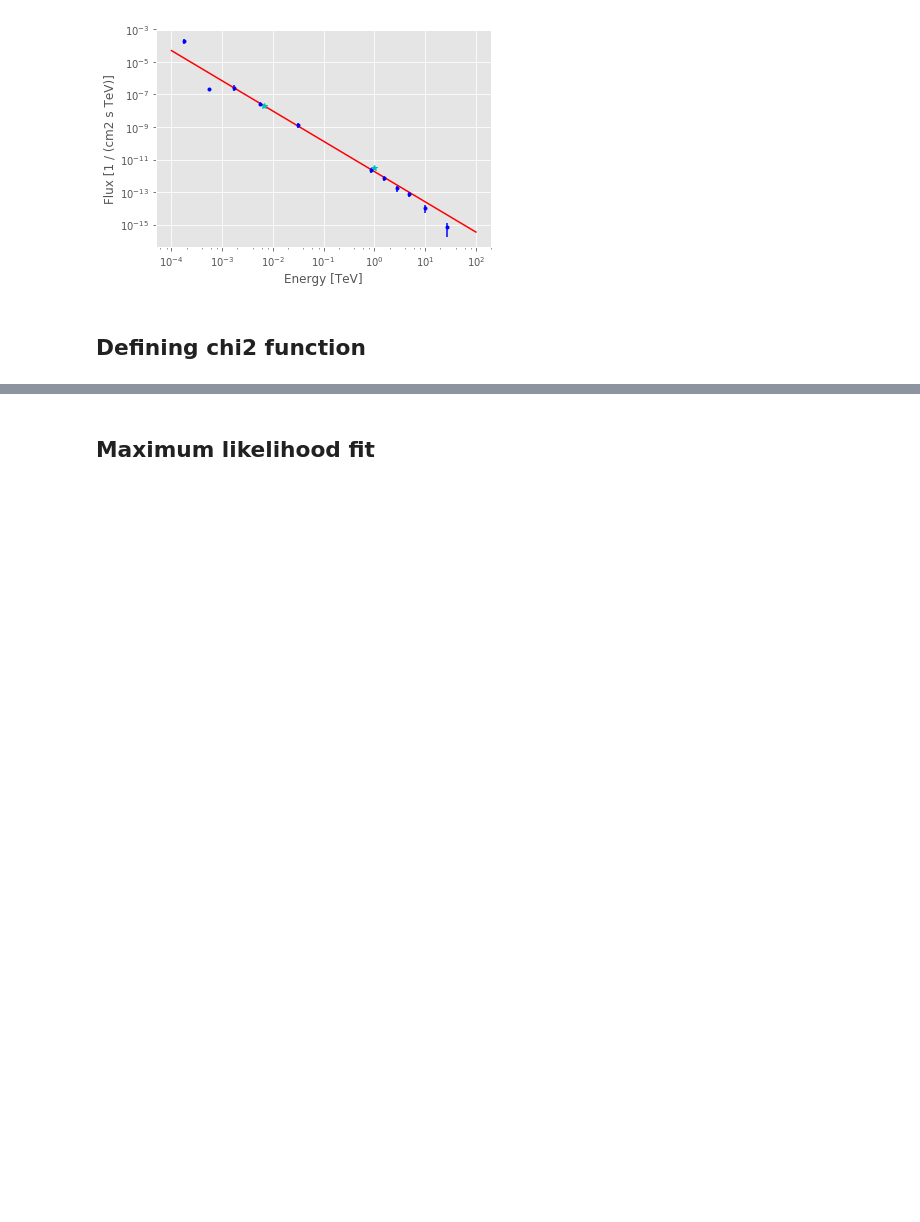
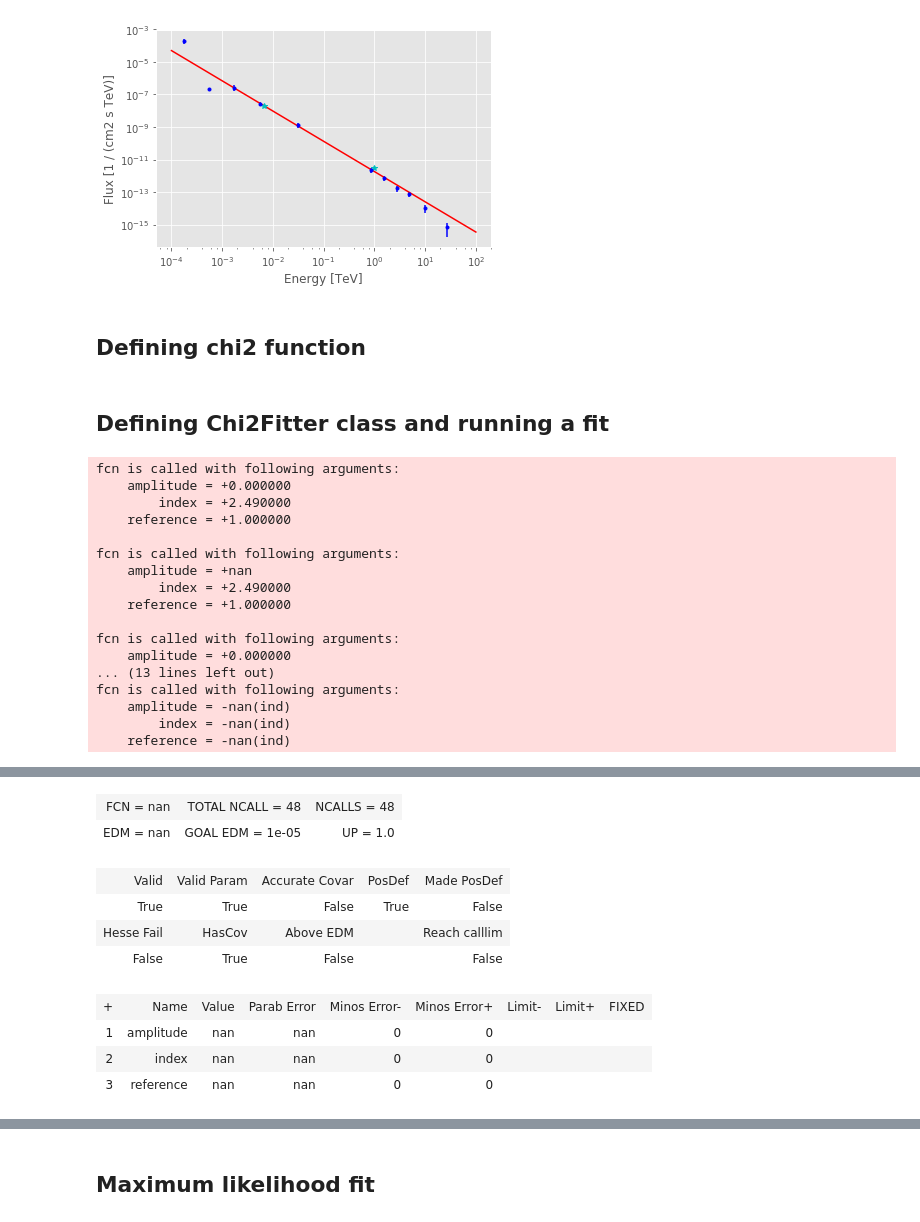
Before and after one commit to vorugantia/scienceresearch11, a Jupyter notebook: notebooks/Analysis/Fermi GammaCat Combined Fit.ipynb, the cells around one changed output, grey strips where cells are left out. Drawn from its saved outputs; the diff is of its cells as text; code cells hidden in the pictures; blank space fills up the shorter version.

```diff
--- a/notebooks/Analysis/Fermi GammaCat Combined Fit.ipynb
+++ b/notebooks/Analysis/Fermi GammaCat Combined Fit.ipynb
@@ -116,7 +117,9 @@ data_combined = vstack([
                     data_g[colnames]
                     ])
 
-data_combined
+flux_points = FluxPoints(data_combined)
+
+flux_points.table
 # %% [output]
 WARNING: MergeConflictWarning: Cannot merge meta key 'SED_TYPE' types <class 'str'> and <class 'str'>, choosing SED_TYPE='dnde' [astropy.utils.metadata]
 <Table length=11>
@@ -169,14 +172,60 @@ plt.errorbar(x=data_combined['e_ref'],
 # %% [markdown]
 ## Defining chi2 function
 # %%
-def chi2(amplitude, index):
+from gammapy.spectrum.models import PowerLaw
 
-    dnde_model = source_g.spectral_model.evaluate(
-        energy=data_combined['e_ref'],
+def chi2(amplitude, index, reference):
+
+    dnde_model = PowerLaw.evaluate(
+        energy=flux_points.table['e_ref'],
         amplitude=amplitude,
         index=index,
-        reference=p_g['reference'].value
+        reference=reference
     )
 
-    chi = (data_combined['dnde'] - dnde_model) / data_combined['dnde_err']
+    chi = (flux_points.table['dnde'] - dnde_model) / flux_points.table['dnde_err']
     return np.sum(chi ** 2)
+# %% [markdown]
+## Defining Chi2Fitter class and running a fit
+# %%
+from iminuit import Minuit
+
+pars = dict(
+            amplitude=3.100000074349185e-12, # p_g['amplitude'].value
+            index=2.490000009536743, # p_g['index'].value
+            reference=1 # 1 TeV
+            )
+
+class Chi2Fitter(object):
+    def __init__(self, flux_points, spectral_model):
+        self.flux_points = flux_points
+        self.spectral_model = spectral_model
+
+    def fit(self):
+
+        minuit = Minuit(chi2, **pars)
+
+        minuit.migrad()
+# %%
+spectral_model = PowerLaw(**pars)
+
+fitter = Chi2Fitter(flux_points=flux_points, spectral_model=spectral_model)
+fitter.fit()
+# %% [output]
+fcn is called with following arguments:
+    amplitude = +0.000000
+        index = +2.490000
+    reference = +1.000000
+
+fcn is called with following arguments:
+    amplitude = +nan
+        index = +2.490000
+    reference = +1.000000
+
+fcn is called with following arguments:
+    amplitude = +0.000000
+... (13 lines left out)
+fcn is called with following arguments:
+    amplitude = -nan(ind)
+        index = -nan(ind)
+    reference = -nan(ind)
@@ -182,0 +233,10 @@ def chi2(amplitude, index):
+| FCN = nan | TOTAL NCALL = 48 | NCALLS = 48 |
+| EDM = nan | GOAL EDM = 1e-05 | UP = 1.0 |
+| Valid | Valid Param | Accurate Covar | PosDef | Made PosDef |
+| True | True | False | True | False |
+| Hesse Fail | HasCov | Above EDM |  | Reach calllim |
+| False | True | False |  | False |
+| + | Name | Value | Parab Error | Minos Error- | Minos Error+ | Limit- | Limit+ | FIXED |
+| 1 | amplitude | nan | nan | 0 | 0 |  |  |  |
+| 2 | index | nan | nan | 0 | 0 |  |  |  |
+| 3 | reference | nan | nan | 0 | 0 |  |  |  |
```
Also changed, not shown: parts of 8 cells of this notebook.
